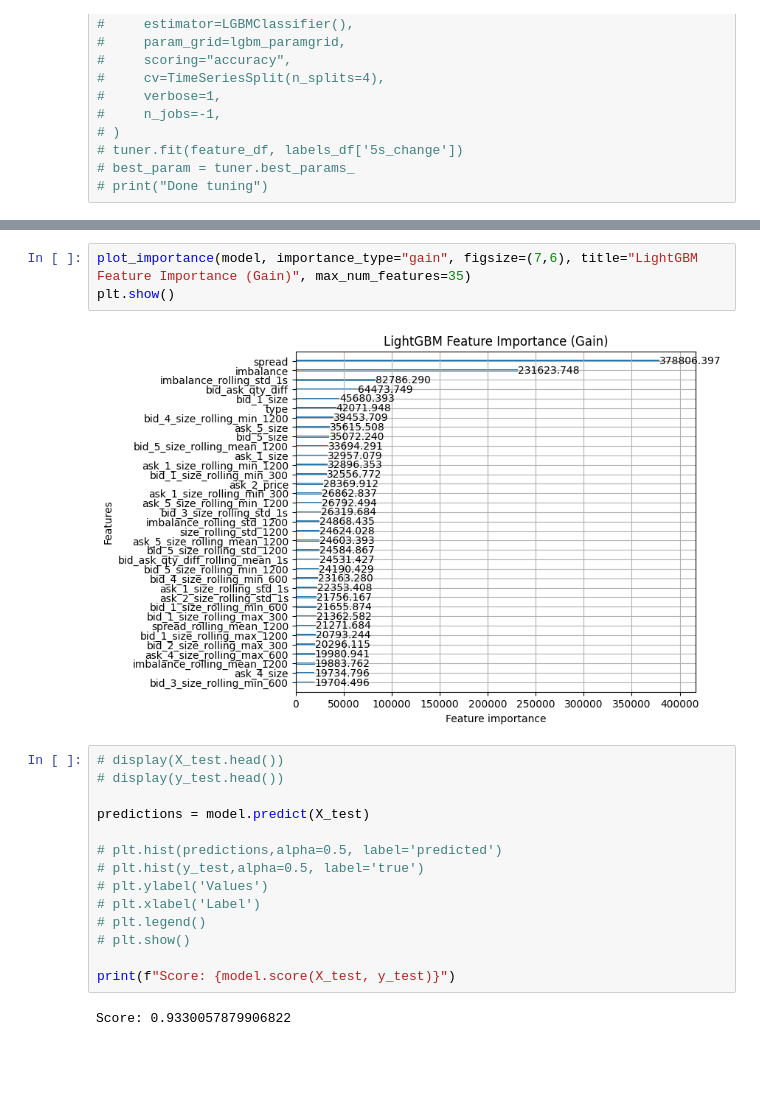
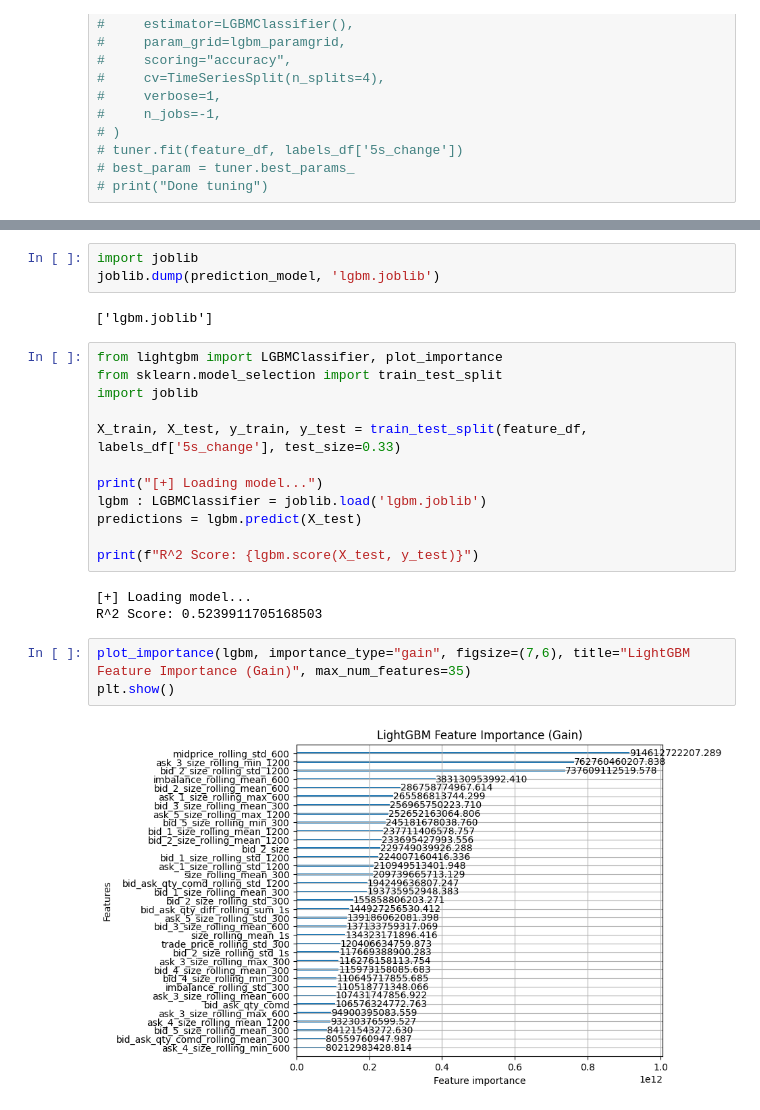
Before and after one commit to TrevorSemeraro/short-term-orderbook-trends, a Jupyter notebook: model.ipynb, the cells around one changed output, grey strips where cells are left out. Saved outputs shown, nothing was run; the diff lists cells and outputs as text; blank space fills up the shorter version.

Commit message:
R^2 of 0.5 for Light GBM Regression, which is Standard (Strong enough)

```diff
--- a/model.ipynb
+++ b/model.ipynb
@@ -92,21 +84,25 @@ You can set `force_col_wise=true` to remove the overhead.
+# %%
+import joblib
+joblib.dump(prediction_model, 'lgbm.joblib')
+# %% [output]
+['lgbm.joblib']
+# %%
+from lightgbm import LGBMClassifier, plot_importance
+from sklearn.model_selection import train_test_split
+import joblib
+
+X_train, X_test, y_train, y_test = train_test_split(feature_df, labels_df['5s_change'], test_size=0.33)
+
+print("[+] Loading model...")
+lgbm : LGBMClassifier = joblib.load('lgbm.joblib')
+predictions = lgbm.predict(X_test)
+
+print(f"R^2 Score: {lgbm.score(X_test, y_test)}")
+# %% [output]
+[+] Loading model...
+R^2 Score: 0.5239911705168503
 # %%
-plot_importance(model, importance_type="gain", figsize=(7,6), title="LightGBM Feature Importance (Gain)", max_num_features=35)
+plot_importance(lgbm, importance_type="gain", figsize=(7,6), title="LightGBM Feature Importance (Gain)", max_num_features=35)
 plt.show()
 # %% [output]
-[figure, old version]
+[figure, new version]
-# %%
-# display(X_test.head())
-# display(y_test.head())
-
-predictions = model.predict(X_test)
-
-# plt.hist(predictions,alpha=0.5, label='predicted')
-# plt.hist(y_test,alpha=0.5, label='true')
-# plt.ylabel('Values')
-# plt.xlabel('Label')
-# plt.legend()
-# plt.show()
-
-print(f"Score: {model.score(X_test, y_test)}")
-# %% [output]
-Score: 0.9330057879906822
```
Also changed, not shown: parts of 3 cells of this notebook, 8 other files.
